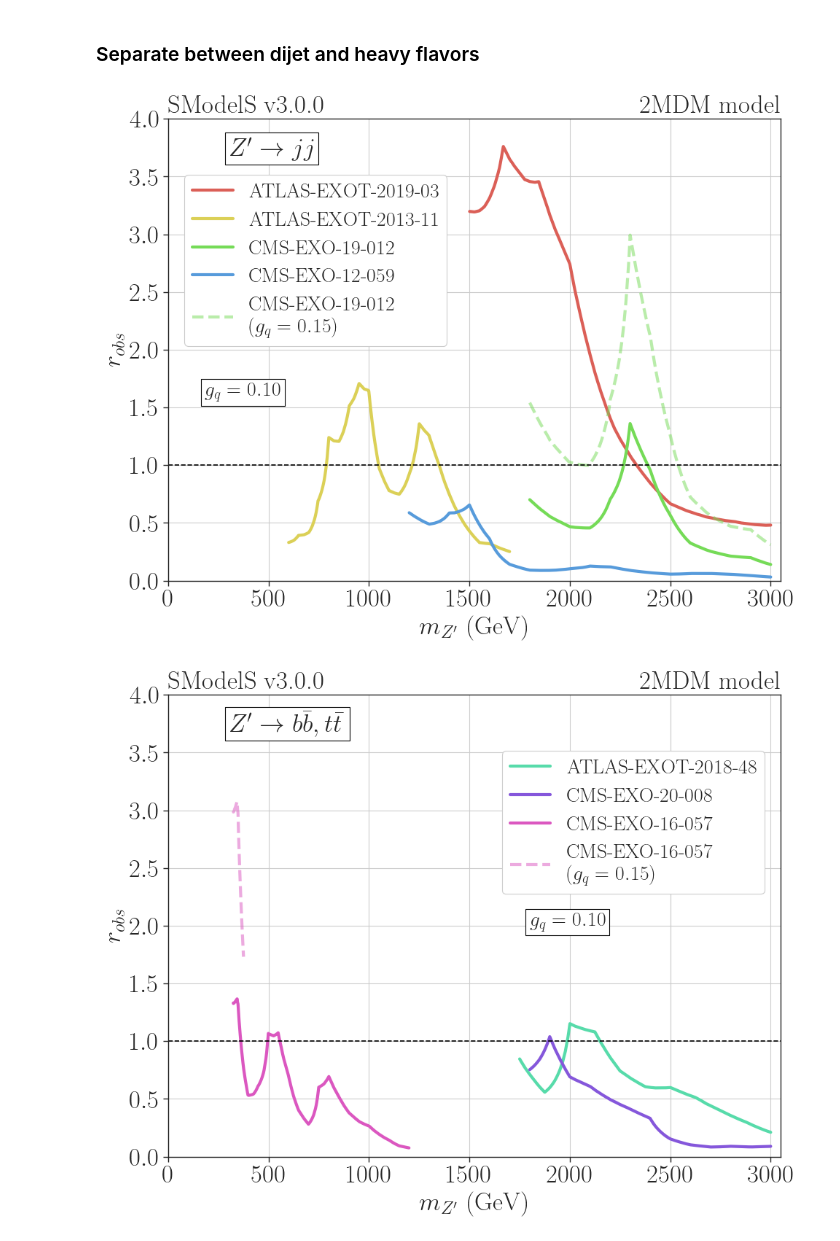
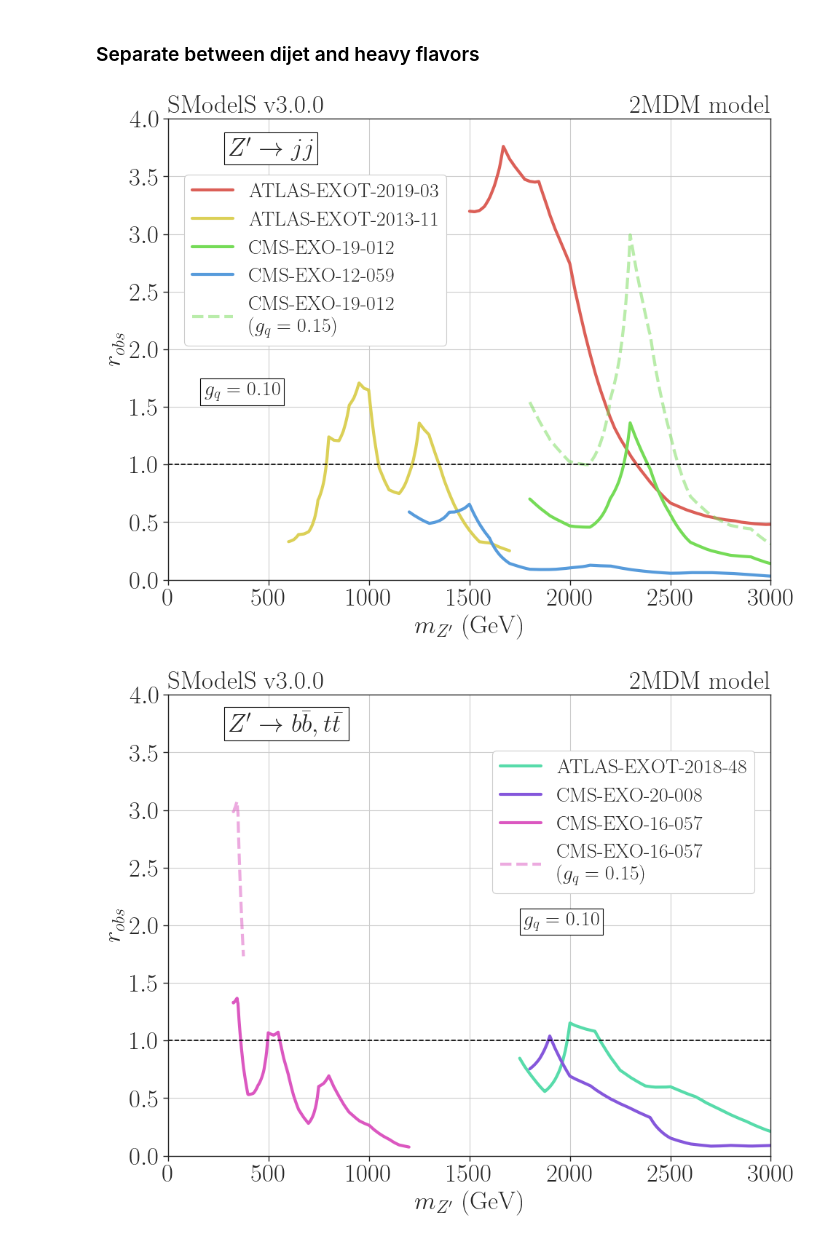
Before and after one commit to SModelS/smodelsv3-paper, a Jupyter notebook: notebooks/2MDM-dijet-plots.ipynb, the cells around one changed output. Saved outputs shown, nothing was run; the diff lists cells and outputs as text; code cells hidden in the pictures.

```diff
--- a/notebooks/2MDM-dijet-plots.ipynb
+++ b/notebooks/2MDM-dijet-plots.ipynb
@@ -119,7 +119,6 @@ anaDictS = {ana : anaDict[ana] for ana in allAnas if ana in anaDict}
 # %% [markdown]
 #### Create legend for plots for excluded points
 # %%
-colorDict = dict(zip(anaDictS.keys(),sns.color_palette("hls",len(anaDictS))))
 legend = [mpatches.Patch(color=color, label=ana) for ana,color in colorDict.items()]
 # %% [markdown]
 ### Plot only excluded points for a selected $g_{q}, g_{\chi}$ pair
@@ -183,7 +182,7 @@ otherAnas = ['ATLAS-EXOT-2018-48', 'CMS-EXO-20-008', 'CMS-EXO-16-057']
 # %%
 # Figure parameters
 figsize = (10,8)
-xlim = (0, 3050)
+xlim = (0, 3000)
 ylim = (0, 4.0)
 leg_pos = (0.01,0.90)
 gq_textpos = (leg_pos[0]+0.05 , leg_pos[1]-0.5)
@@ -222,7 +221,7 @@ for ana,anadf in anaDictS.items():
 
 
 
-plt.hlines(1, 0, 3050, linestyles='--', color='black')
+plt.hlines(1, 0, 3000, linestyles='--', color='black')
 plt.xlabel(r'$m_{Z^{\prime}}$ (GeV)', fontsize=25)
 plt.ylabel(r'$r_{obs}$', fontsize=25)
 plt.title(r'SModelS v3.0.0', loc='left', fontsize=25)
@@ -246,7 +245,7 @@ plt.grid()
 plt.savefig('./figures/exclusions_2mdm_resonance_dijet.png')
 plt.show()
 # %% [output]
-[figure, old version]
+[figure, new version]
 # %%
 plt.figure(figsize=figsize)
 
@@ -275,32 +274,32 @@ for ana,anadf in anaDictS.items():
     label = ana
     pl2 = plt.plot(x, y, '--', lw=3., label=label+'\n'+r' ($g_{q} = %1.2f$)' %(gq_2), c=colorDict[label], alpha=0.5)
 
 
 
-plt.hlines(1, 0, 3050, linestyles='--', color='black')
+plt.hlines(1, 0, 3000, linestyles='--', color='black')
 plt.xlabel(r'$m_{Z^{\prime}}$ (GeV)', fontsize=25)
 plt.ylabel(r'$r_{obs}$', fontsize=25)
 
 plt.title(r'SModelS v3.0.0', loc='left', fontsize=25)
 plt.title(r'2MDM model', loc='right', fontsize=25)
 
 plt.xlim(*xlim)
 plt.ylim(*ylim)
 plt.yticks(fontsize=25)
 plt.xticks(fontsize=25)
 
 
 plt.text(*gq_textposB,r'$g_{q} = %1.2f$' %(gq),fontsize=20,
          bbox=dict(facecolor='white', edgecolor='black'),transform = plt.gca().transAxes)
 plt.legend(loc='upper right', bbox_to_anchor=leg_posB, fontsize=20,framealpha=1.0)
 
 plt.text(*proc_pos,r'$Z^\prime \to b\bar{b},t\bar{t}$',fontsize=25,
             bbox=dict(facecolor='white', edgecolor='black'),
             transform = plt.gca().transAxes)
 
 plt.tight_layout()
 plt.grid()
 plt.savefig('./figures/exclusions_2mdm_resonance_heavyF.png')
 plt.show()
 # %% [output]
-[figure, old version]
+[figure, new version]
```
Also changed, not shown: parts of 2 cells of this notebook, 2 other files.
